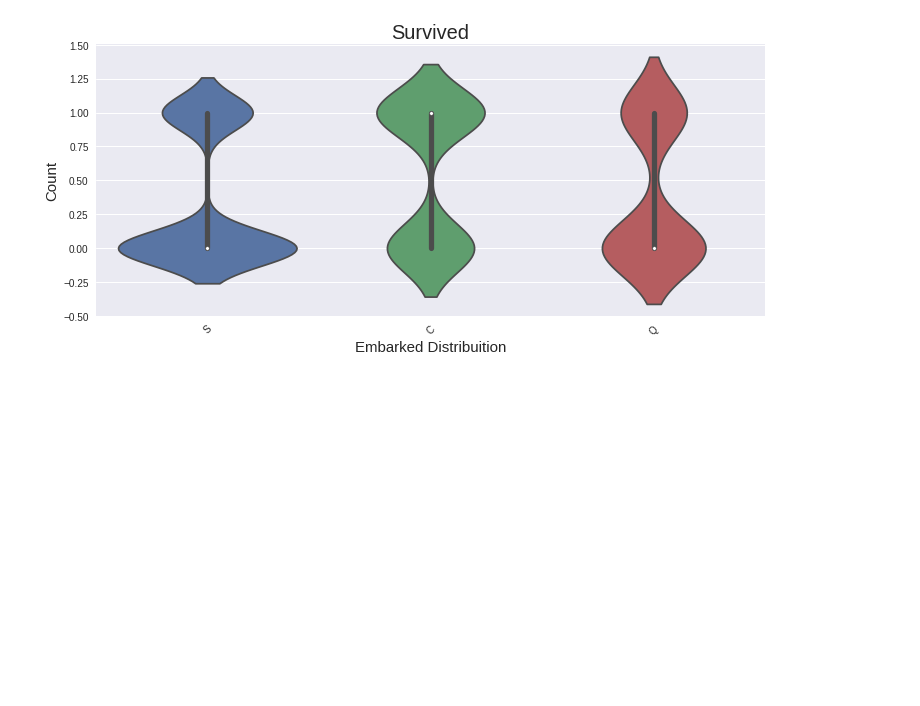
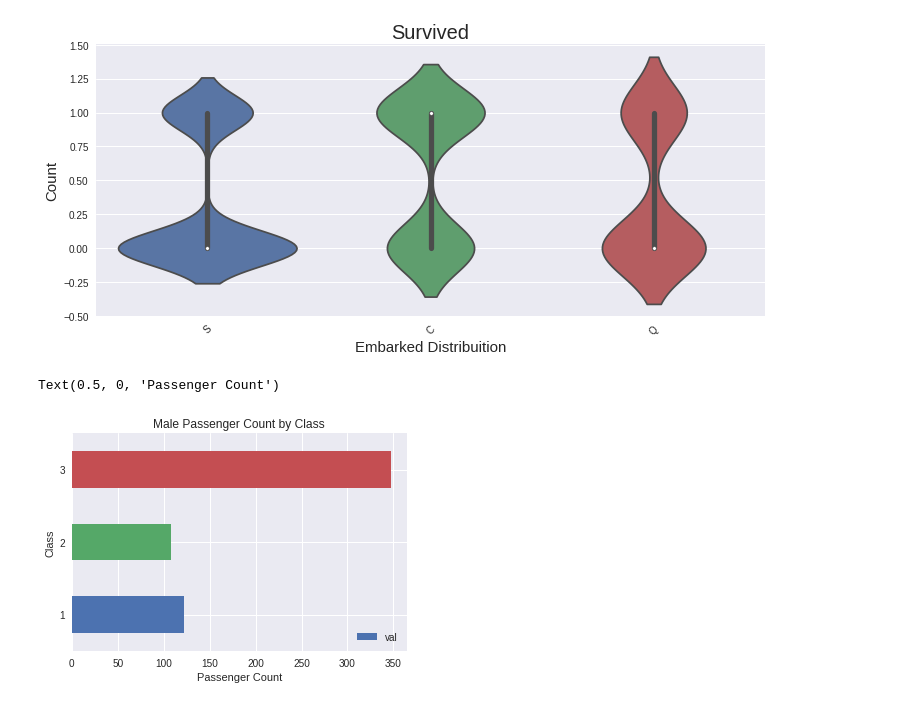
Before and after one commit to papagorgio23/Northwestern, a Jupyter notebook: 422 - Practical Machine Learning/Week 1/Discussion1.ipynb, the cells around one changed output. Drawn from its saved outputs; the diff is of its cells as text; code cells hidden in the pictures; blank space fills up the shorter version.

```diff
--- a/422 - Practical Machine Learning/Week 1/Discussion1.ipynb
+++ b/422 - Practical Machine Learning/Week 1/Discussion1.ipynb
@@ -209,3 +241,13 @@ g2.set_title("Survived", fontsize=20)
 plt.show()
 # %% [output]
 [figure]
+# %%
+# Horizontal bar charts
+df1 = pd.DataFrame({'lab':["1", "2", "3"], 'val':[122, 108, 347]})
+ax1 = df1.plot.barh(x='lab', y='val', rot=0)
+ax1.set_title('Male Passenger Count by Class')
+ax1.set_ylabel('Class')
+ax1.set_xlabel('Passenger Count')
+# %% [output]
+Text(0.5, 0, 'Passenger Count')
+[figure, added]
```
Also changed, not shown: parts of 28 cells of this notebook.
